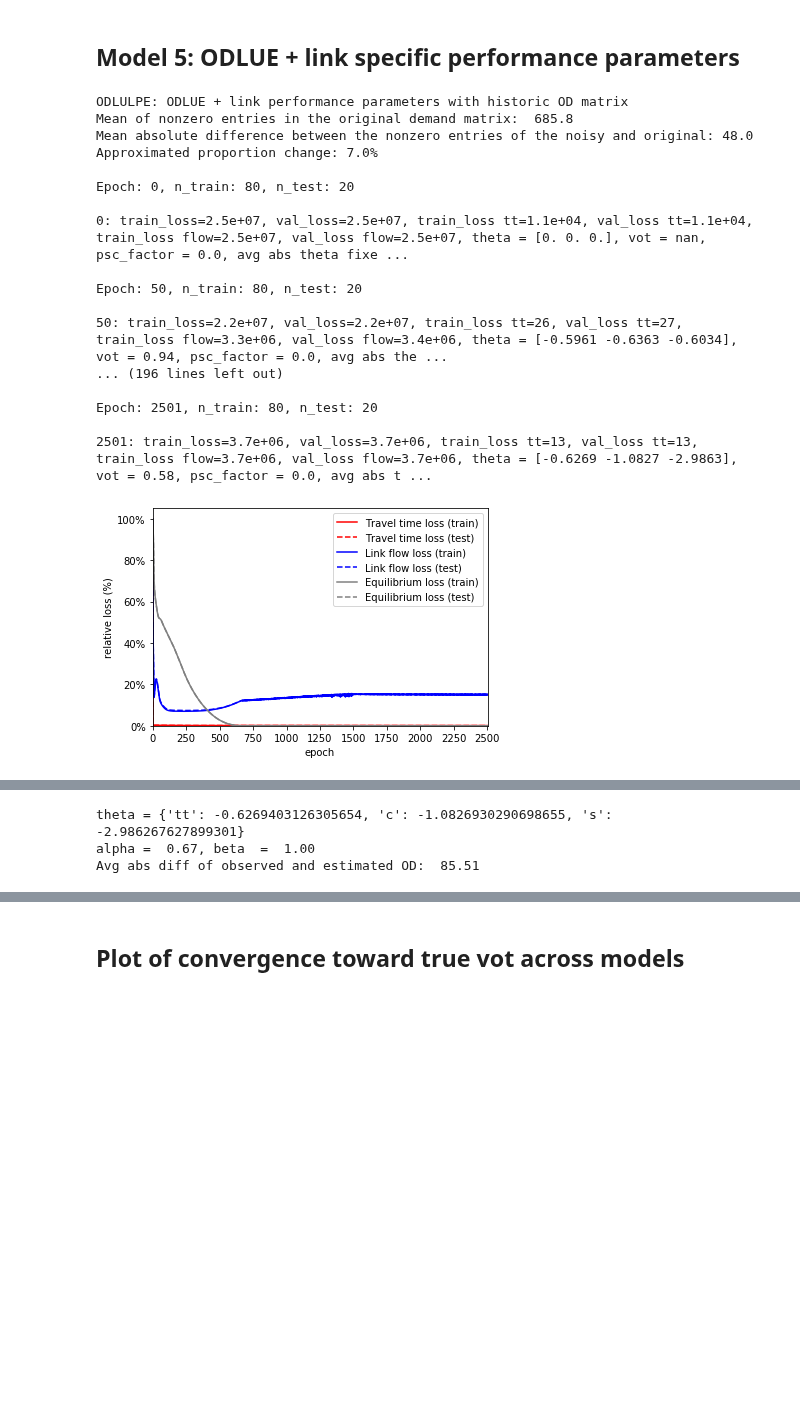
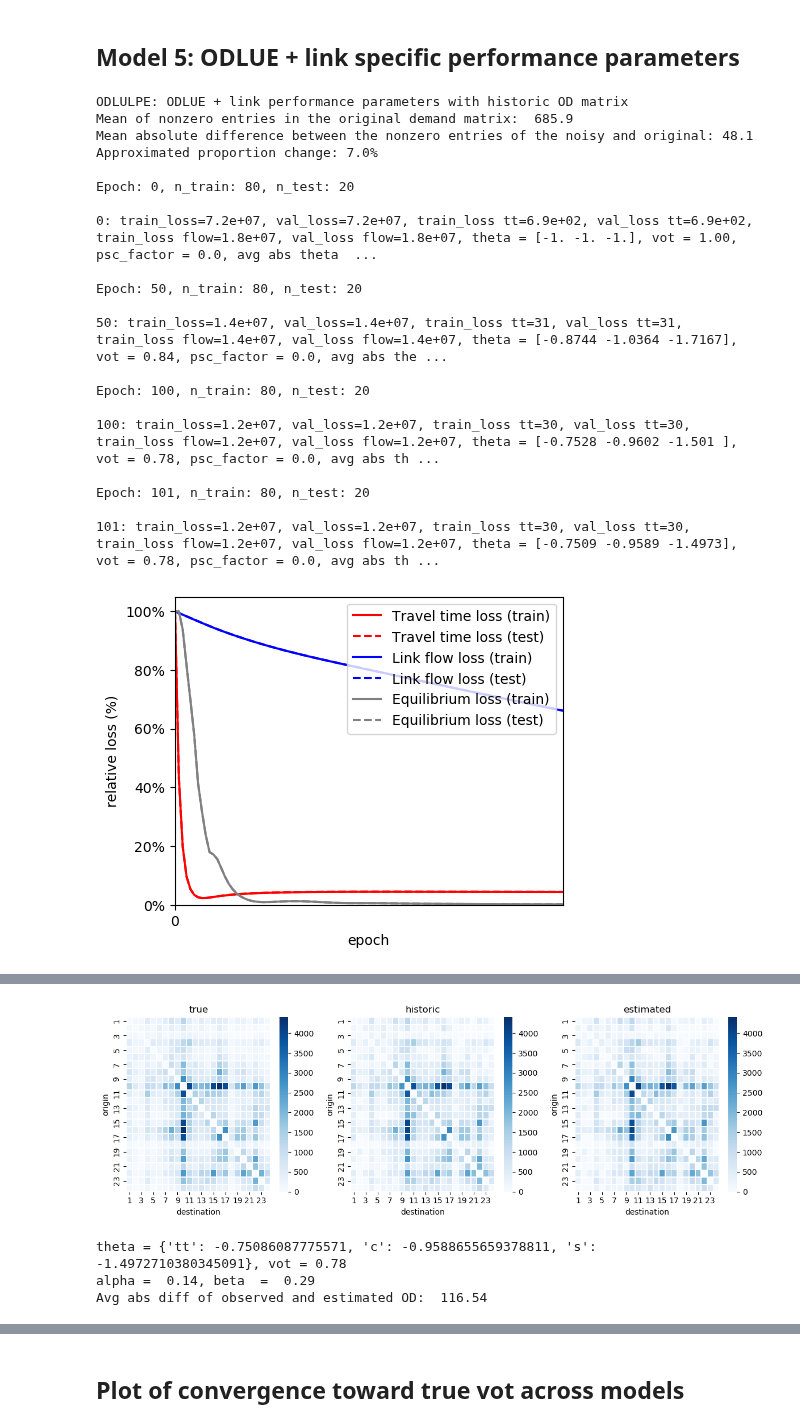
Before and after one commit to pabloguarda/pesuelogit, a Jupyter notebook: examples/notebooks/gisuelogit-siouxfalls.ipynb, the cells around one changed output, grey strips where cells are left out. Saved outputs shown, nothing was run; the diff lists cells and outputs as text; code cells hidden in the pictures; blank space fills up the shorter version.

```diff
--- a/examples/notebooks/gisuelogit-siouxfalls.ipynb
+++ b/examples/notebooks/gisuelogit-siouxfalls.ipynb
@@ -104,27 +105,30 @@ To enable them in other operations, rebuild TensorFlow with the appropriate comp
 # %% [markdown]
 ## Configuration
 # %%
-_EPOCHS = 2500
+_EPOCHS = 100
 _LR = 1e-1
 _RELATIVE_GAP = 1e-7
 _BATCH_SIZE = None
 _EPOCHS_PRINT_INTERVAL = 50
 
-# _LOSS_METRIC = mse
+_LOSS_METRIC = mse
 #_LOSS_METRIC  = btcg_mse
 #_LOSS_METRIC  = mnrmse
-_LOSS_METRIC  = nrmse
+#_LOSS_METRIC  = nrmse
+
+_LOSS_WEIGHTS ={'od': 1, 'theta': 0, 'tt': 1, 'flow': 1, 'eq_flow': 1}
 # %% [markdown]
 ## Models
 # %%
-list_models = ['equilibrium','lue', 'ode', 'odlue', 'odlulpe']
+list_models = ['equilibrium','lue', 'ode', 'lpe', 'odlue', 'odlulpe']
 
 run_model = dict.fromkeys(list_models,True)
-# run_model = dict.fromkeys(list_models, False)
+#run_model = dict.fromkeys(list_models, False)
 
 # run_model['equilibrium'] = True
 # run_model['lue'] = True
 # run_model['ode'] = True
+# run_model['lpe'] = True
 # run_model['odlue'] = True
 # run_model['odlulpe'] = True
 # %%
@@ -336,7 +491,7 @@ Avg abs diff of observed and estimated OD:  0.00
 if run_model['ode']:
     print('\n ODE: OD estimation with historic OD')
 
-    _RELATIVE_GAP = 1e-7
+    _RELATIVE_GAP = 1e-9
 
     optimizer = tf.keras.optimizers.Adam(learning_rate=_LR)
     # optimizer = tf.keras.optimizers.Adagrad(learning_rate=_LR)
@@ -391,7 +546,7 @@ if run_model['ode']:
         batch_size=_BATCH_SIZE,
         loss_metric=_LOSS_METRIC,
         # generalization_error={'train': False, 'validation': True},
-        loss_weights={'od': 1, 'theta': 0, 'tt': 1, 'flow': 1, 'eq_flow': 1},
+        loss_weights= dict(_LOSS_WEIGHTS),
         threshold_relative_gap=_RELATIVE_GAP,
         epochs_print_interval=_EPOCHS_PRINT_INTERVAL,
         epochs=_EPOCHS)
@@ -546,15 +716,15 @@ Avg abs diff of observed and estimated OD:  80.10
 ## Model 5: ODLUE + link specific performance parameters
 # %%
 if run_model['odlulpe']:
-    _RELATIVE_GAP = 1e-7
+    _RELATIVE_GAP = 1e-9
 
     print('\nODLULPE: ODLUE + link performance parameters with historic OD matrix')
 
     optimizer = tf.keras.optimizers.Adam(learning_rate=_LR)
 
     bpr_parameters = BPRParameters(keys=['alpha', 'beta'],
-                                   initial_values={'alpha': 0.15, 'beta': 4},
-                                   # initial_values={'alpha': 1, 'beta': 1},
+                                   # initial_values={'alpha': 0.15, 'beta': 4},
+                                   initial_values={'alpha': 1, 'beta': 2},
                                    # initial_values={'alpha': np.ones_like(tntp_network.links, dtype=np.float32),
                                    #                 'beta': 4 * np.ones_like(tntp_network.links, dtype=np.float32)},
                                    true_values={'alpha': 0.15, 'beta': 4},
@@ -587,7 +757,8 @@ if run_model['odlulpe']:
                                                , 'tt': True, 'c': True, 's': True},
                                            )
 
-    # utility_parameters.random_initializer((-1,1),['tt','c','s'])
+    #utility_parameters.random_initializer((-1,1),['tt','c','s'])
+    utility_parameters.initial_values = dict(utility_parameters.initial_values, tt = -1, c = -1, s = -1)
 
     equilibrator = Equilibrator(
         network=tntp_network,
@@ -614,42 +785,54 @@ if run_model['odlulpe']:
         optimizer=optimizer,
         # generalization_error={'train': False, 'validation': True},
         batch_size=_BATCH_SIZE,
-        loss_weights={'od': 1, 'theta': 0, 'tt': 1, 'flow': 1, 'eq_flow': 1},
+        loss_weights= dict(_LOSS_WEIGHTS),
         loss_metric=_LOSS_METRIC,
         threshold_relative_gap=_RELATIVE_GAP,
         epochs_print_interval=_EPOCHS_PRINT_INTERVAL,
         epochs=_EPOCHS)
 
-    plot_predictive_performance(train_losses=train_results_dfs['odlulpe'], val_losses=val_results_dfs['odlulpe'],
+    train_results_estimates, train_results_losses = odlulpe.split_results(results=train_results_dfs['odlulpe'])
+    val_results_estimates, val_results_losses = odlulpe.split_results(results=val_results_dfs['odlulpe'])
+
+    plot_predictive_performance(train_losses= train_results_losses, val_losses=val_results_dfs['odlulpe'],
                                 xticks_spacing = 250)
 
-    plt.show()
+    plot_convergence_estimates(estimates=train_results_estimates.\
+                               assign(vot = train_results_estimates['tt']/train_results_estimates['c'])[['epoch','vot']],
+                               true_values={'vot':lue.utility.true_values['tt']/lue.utility.true_values['c']})
+
+    plot_convergence_estimates(estimates=train_results_estimates[['epoch','alpha','beta']],
+                               true_values=odlulpe.bpr.true_values)
 
     Qs = {'true': tntp_network.OD.Q_true, 'historic': Q_historic, 'estimated': tf.sparse.to_dense(odlulpe.Q).numpy()}
 
     plot_heatmap_demands(Qs=Qs, vmin=np.min(Qs['true']), vmax=np.max(Qs['true']), subplots_dims=(1, 3), figsize=(12, 4))
 
     plt.show()
 
-    print(f"theta = {dict(zip(utility_parameters.true_values.keys(), list(odlulpe.theta.numpy())))}")
+    print(f"theta = {dict(zip(utility_parameters.true_values.keys(), list(odlulpe.theta.numpy())))}, "
+          f"vot = {train_results_estimates.eval('tt/c').values[-1]:0.2f}")
     print(f"alpha = {np.mean(odlulpe.alpha): 0.2f}, beta  = {np.mean(odlulpe.beta): 0.2f}")
     print(f"Avg abs diff of observed and estimated OD: {np.mean(np.abs(odlulpe.q - tntp_network.q.flatten())): 0.2f}")
 # %% [output]
 ODLULPE: ODLUE + link performance parameters with historic OD matrix
-Mean of nonzero entries in the original demand matrix:  685.8
-Mean absolute difference between the nonzero entries of the noisy and original: 48.0
+Mean of nonzero entries in the original demand matrix:  685.9
+Mean absolute difference between the nonzero entries of the noisy and original: 48.1
 Approximated proportion change: 7.0%
 
 Epoch: 0, n_train: 80, n_test: 20
 
-0: train_loss=2.5e+07, val_loss=2.5e+07, train_loss tt=1.1e+04, val_loss tt=1.1e+04, train_loss flow=2.5e+07, val_loss flow=2.5e+07, theta = [0. 0. 0.], vot = nan, psc_factor = 0.0, avg abs theta fixe ...
+0: train_loss=7.2e+07, val_loss=7.2e+07, train_loss tt=6.9e+02, val_loss tt=6.9e+02, train_loss flow=1.8e+07, val_loss flow=1.8e+07, theta = [-1. -1. -1.], vot = 1.00, psc_factor = 0.0, avg abs theta  ...
 
 Epoch: 50, n_train: 80, n_test: 20
 
-50: train_loss=2.2e+07, val_loss=2.2e+07, train_loss tt=26, val_loss tt=27, train_loss flow=3.3e+06, val_loss flow=3.4e+06, theta = [-0.5961 -0.6363 -0.6034], vot = 0.94, psc_factor = 0.0, avg abs the ...
-... (196 lines left out)
+50: train_loss=1.4e+07, val_loss=1.4e+07, train_loss tt=31, val_loss tt=31, train_loss flow=1.4e+07, val_loss flow=1.4e+07, theta = [-0.8744 -1.0364 -1.7167], vot = 0.84, psc_factor = 0.0, avg abs the ...
 
-Epoch: 2501, n_train: 80, n_test: 20
+Epoch: 100, n_train: 80, n_test: 20
 
-2501: train_loss=3.7e+06, val_loss=3.7e+06, train_loss tt=13, val_loss tt=13, train_loss flow=3.7e+06, val_loss flow=3.7e+06, theta = [-0.6269 -1.0827 -2.9863], vot = 0.58, psc_factor = 0.0, avg abs t ...
+100: train_loss=1.2e+07, val_loss=1.2e+07, train_loss tt=30, val_loss tt=30, train_loss flow=1.2e+07, val_loss flow=1.2e+07, theta = [-0.7528 -0.9602 -1.501 ], vot = 0.78, psc_factor = 0.0, avg abs th ...
+
+Epoch: 101, n_train: 80, n_test: 20
+
+101: train_loss=1.2e+07, val_loss=1.2e+07, train_loss tt=30, val_loss tt=30, train_loss flow=1.2e+07, val_loss flow=1.2e+07, theta = [-0.7509 -0.9589 -1.4973], vot = 0.78, psc_factor = 0.0, avg abs th ...
-[figure, old version]
+[figure, new version]
@@ -657,3 +841,4 @@ Epoch: 2501, n_train: 80, n_test: 20
+[figure, added]
-theta = {'tt': -0.6269403126305654, 'c': -1.0826930290698655, 's': -2.986267627899301}
-alpha =  0.67, beta  =  1.00
-Avg abs diff of observed and estimated OD:  85.51
+theta = {'tt': -0.75086087775571, 'c': -0.9588655659378811, 's': -1.4972710380345091}, vot = 0.78
+alpha =  0.14, beta  =  0.29
+Avg abs diff of observed and estimated OD:  116.54
```
Also changed, not shown: parts of 15 cells of this notebook, 3 other files.
